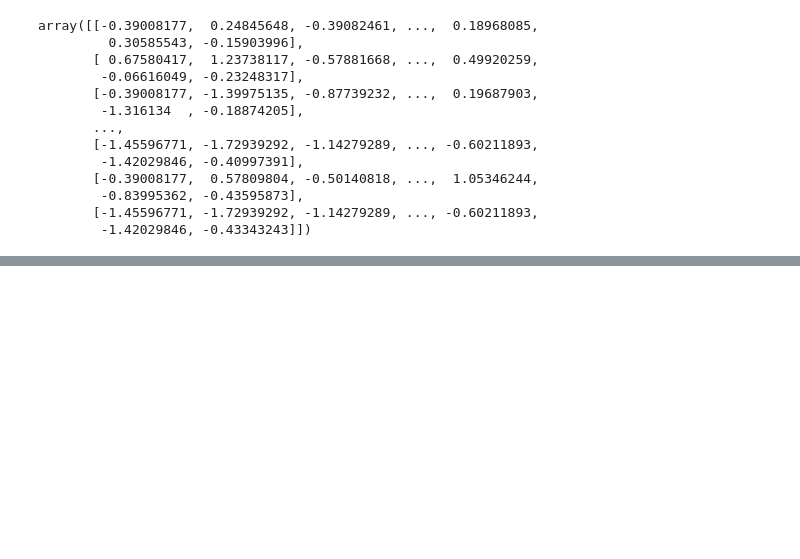
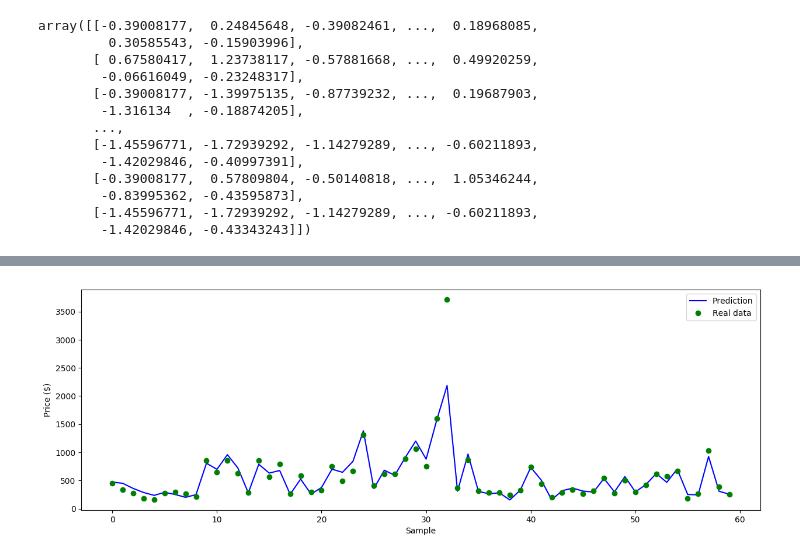
Before and after one commit to miguelvelazco0116/IBMDataScience, a Jupyter notebook: Predicting house prices.ipynb, the cells around one changed output, grey strips where cells are left out. Drawn from its saved outputs; the diff is of its cells as text; code cells hidden in the pictures; blank space fills up the shorter version.

Commit message:
Predicting house prices with Deep Learning

```diff
--- a/Predicting house prices.ipynb
+++ b/Predicting house prices.ipynb
@@ -567,0 +571,11 @@ plt.show()
+# %%
+fig = plt.figure(figsize=(15, 5), dpi = 100)
+plt.plot(kaggle_predictions[60:120], 'b', label = 'Prediction')
+plt.plot(test_kaggletarget[60:120], 'go', label = 'Real data')
+plt.xlabel('Sample')
+plt.ylabel('Price ($)')
+plt.legend()
+
+plt.show()
+# %% [output]
+[figure, added]
```
Also changed, not shown: parts of 14 cells of this notebook.
